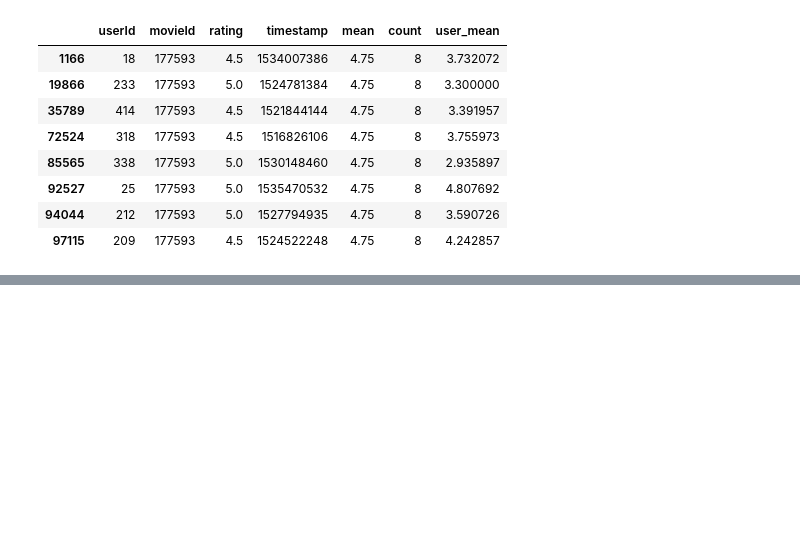
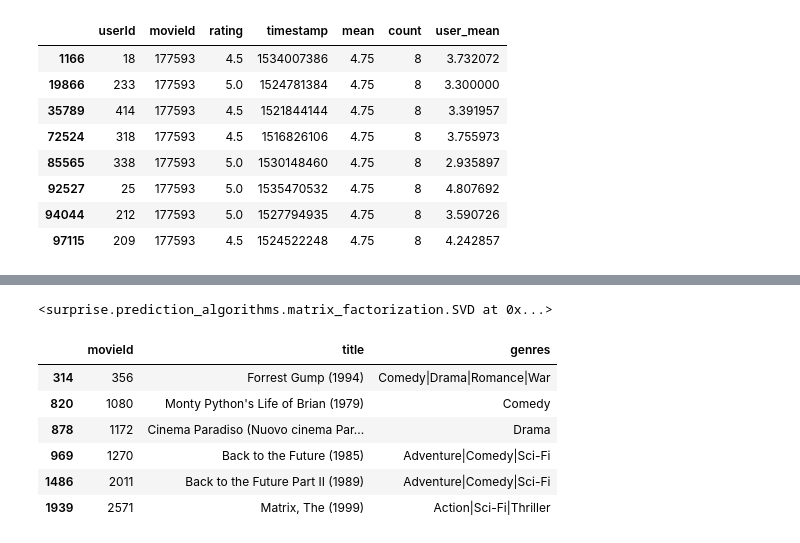
Before and after one commit to Albinamkh21/ds_hw, a Jupyter notebook: hw_recommendation.ipynb, the cells around one changed output, grey strips where cells are left out. Saved outputs shown, nothing was run; the diff lists cells and outputs as text; code cells hidden in the pictures; blank space fills up the shorter version.

```diff
--- a/hw_recommendation.ipynb
+++ b/hw_recommendation.ipynb
@@ -527,0 +541,19 @@ df[df['movieId']==177593]
+# %%
+def showUserRec(df,userId,k):
+    iids = df['movieId'].unique()
+    iidsUser = df.loc[df['userId']==userId, 'movieId']
+    iids_to_pred =  np.setdiff1d(iids,iidsUser)
+    testset  = [[userId, iid, 4.] for iid in iids_to_pred]
+    predictions = svd.test(testset)
+    pred_ratings = np.array([pred.est for pred in predictions ])
+    idx = (-pred_ratings).argsort()[:k]
+
+    return mv[mv.movieId.isin(iids_to_pred[idx])]
+# %%
+#добавим рейтинги
+my_rt = pd.read_csv('e:/DS/data/ml/my_ratings.csv',  sep=';')
+# %%
+#добавим рейтинги к основным данным
+df_list = [rt, my_rt]
+common_cols = list(set.intersection(*(set(c) for c in df_list)))
+df_new = pd.concat([df[common_cols] for df in df_list], ignore_index=True)
@@ -527,0 +576,16 @@ df[df['movieId']==177593]
+# %%
+svd = SVD(**gs.best_params['rmse'])
+trainset, testset = train_test_split(data, test_size=.25)
+svd.fit(trainset)
+# %% [output]
+<surprise.prediction_algorithms.matrix_factorization.SVD at 0x...>
+# %%
+showUserRec(df_new,617,6)
+# %% [output]
+|  | movieId | title | genres |
+| 314 | 356 | Forrest Gump (1994) | Comedy|Drama|Romance|War |
+| 820 | 1080 | Monty Python's Life of Brian (1979) | Comedy |
+| 878 | 1172 | Cinema Paradiso (Nuovo cinema Par... | Drama |
+| 969 | 1270 | Back to the Future (1985) | Adventure|Comedy|Sci-Fi |
+| 1486 | 2011 | Back to the Future Part II (1989) | Adventure|Comedy|Sci-Fi |
+| 1939 | 2571 | Matrix, The (1999) | Action|Sci-Fi|Thriller |
```
Also changed, not shown: parts of 20 cells of this notebook.
